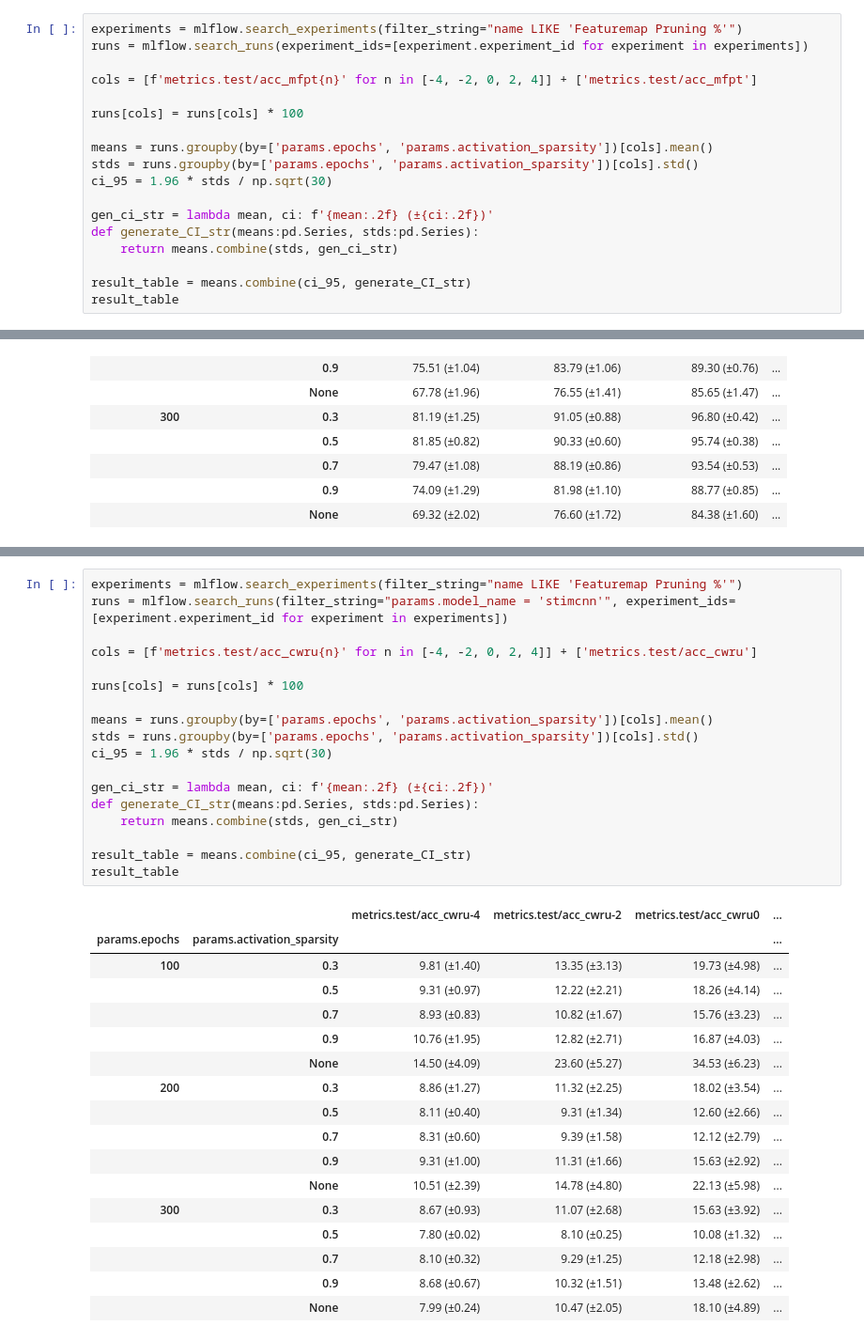
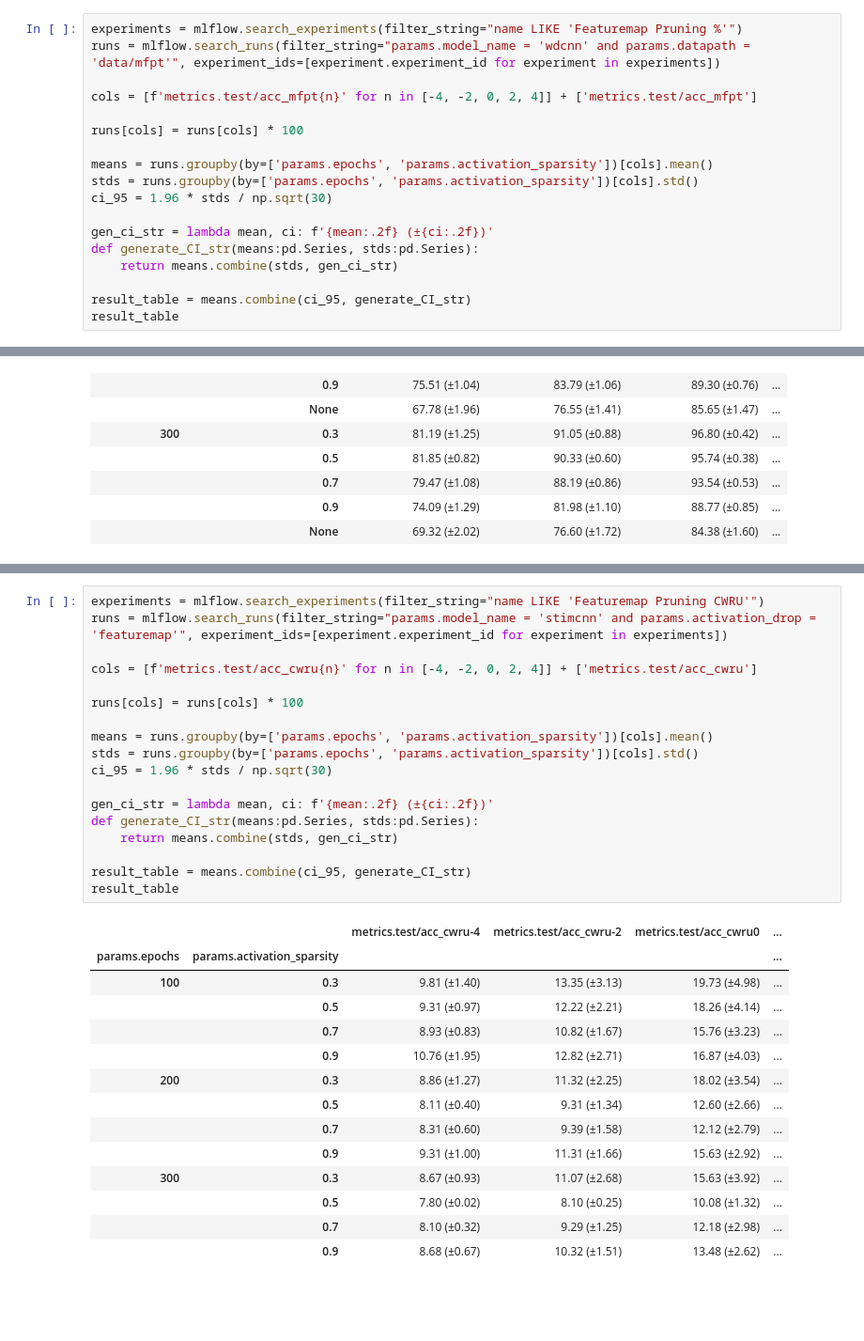
Before and after one commit to lmh970329/sparse-bfd, a Jupyter notebook: result.ipynb, the cells around one changed output, grey strips where cells are left out. Shown at 94% size. Drawn from its saved outputs; the diff is of its cells as text; blank space fills up the shorter version.

```diff
--- a/result.ipynb
+++ b/result.ipynb
@@ -5,6 +13,6 @@ import pandas as pd
 # %%
 experiments = mlflow.search_experiments(filter_string="name LIKE 'Featuremap Pruning %'")
-runs = mlflow.search_runs(experiment_ids=[experiment.experiment_id for experiment in experiments])
+runs = mlflow.search_runs(filter_string="params.model_name = 'wdcnn' and params.datapath = 'data/mfpt'", experiment_ids=[experiment.experiment_id for experiment in experiments])
 
 cols = [f'metrics.test/acc_mfpt{n}' for n in [-4, -2, 0, 2, 4]] + ['metrics.test/acc_mfpt']
 
@@ -41,36 +89,33 @@ result_table
 # %%
-experiments = mlflow.search_experiments(filter_string="name LIKE 'Featuremap Pruning %'")
-runs = mlflow.search_runs(filter_string="params.model_name = 'stimcnn'", experiment_ids=[experiment.experiment_id for experiment in experiments])
+experiments = mlflow.search_experiments(filter_string="name LIKE 'Featuremap Pruning CWRU'")
+runs = mlflow.search_runs(filter_string="params.model_name = 'stimcnn' and params.activation_drop = 'featuremap'", experiment_ids=[experiment.experiment_id for experiment in experiments])
 
 cols = [f'metrics.test/acc_cwru{n}' for n in [-4, -2, 0, 2, 4]] + ['metrics.test/acc_cwru']
 
 runs[cols] = runs[cols] * 100
 
 means = runs.groupby(by=['params.epochs', 'params.activation_sparsity'])[cols].mean()
 stds = runs.groupby(by=['params.epochs', 'params.activation_sparsity'])[cols].std()
 ci_95 = 1.96 * stds / np.sqrt(30)
 
 gen_ci_str = lambda mean, ci: f'{mean:.2f} (±{ci:.2f})'
 def generate_CI_str(means:pd.Series, stds:pd.Series):
     return means.combine(stds, gen_ci_str)
 
 result_table = means.combine(ci_95, generate_CI_str)
 result_table
 # %% [output]
 |  |  | metrics.test/acc_cwru-4 | metrics.test/acc_cwru-2 | metrics.test/acc_cwru0 | ... |
 | params.epochs | params.activation_sparsity |  |  |  | ... |
 | 100 | 0.3 | 9.81 (±1.40) | 13.35 (±3.13) | 19.73 (±4.98) | ... |
 |  | 0.5 | 9.31 (±0.97) | 12.22 (±2.21) | 18.26 (±4.14) | ... |
 |  | 0.7 | 8.93 (±0.83) | 10.82 (±1.67) | 15.76 (±3.23) | ... |
 |  | 0.9 | 10.76 (±1.95) | 12.82 (±2.71) | 16.87 (±4.03) | ... |
-|  | None | 14.50 (±4.09) | 23.60 (±5.27) | 34.53 (±6.23) | ... |
 | 200 | 0.3 | 8.86 (±1.27) | 11.32 (±2.25) | 18.02 (±3.54) | ... |
 |  | 0.5 | 8.11 (±0.40) | 9.31 (±1.34) | 12.60 (±2.66) | ... |
 |  | 0.7 | 8.31 (±0.60) | 9.39 (±1.58) | 12.12 (±2.79) | ... |
 |  | 0.9 | 9.31 (±1.00) | 11.31 (±1.66) | 15.63 (±2.92) | ... |
-|  | None | 10.51 (±2.39) | 14.78 (±4.80) | 22.13 (±5.98) | ... |
 | 300 | 0.3 | 8.67 (±0.93) | 11.07 (±2.68) | 15.63 (±3.92) | ... |
 |  | 0.5 | 7.80 (±0.02) | 8.10 (±0.25) | 10.08 (±1.32) | ... |
 |  | 0.7 | 8.10 (±0.32) | 9.29 (±1.25) | 12.18 (±2.98) | ... |
 |  | 0.9 | 8.68 (±0.67) | 10.32 (±1.51) | 13.48 (±2.62) | ... |
-|  | None | 7.99 (±0.24) | 10.47 (±2.05) | 18.10 (±4.89) | ... |
```
Also changed, not shown: parts of 14 cells of this notebook, 1 other file.
